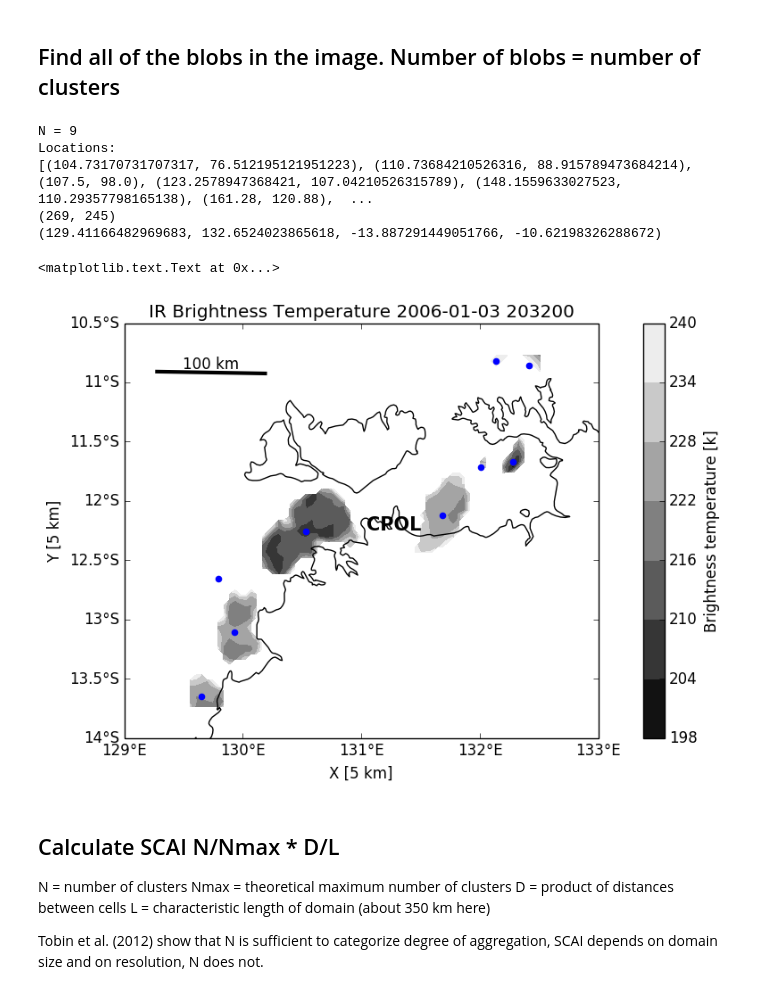
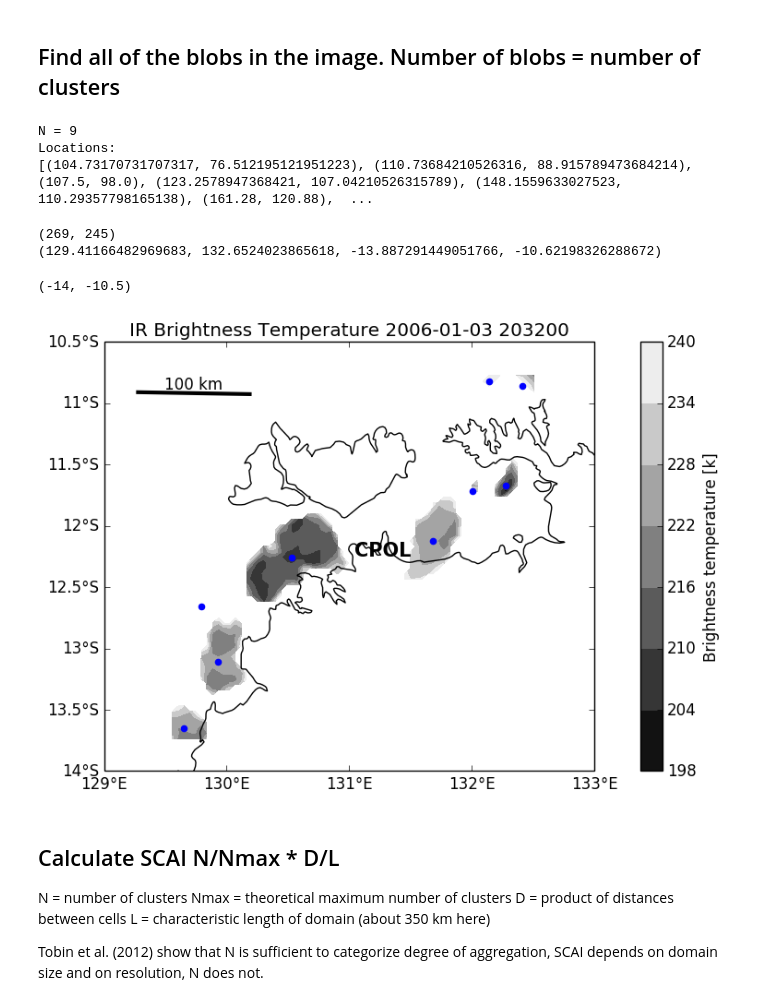
Before and after one commit to rcjackson/cmdv-rrm-anl, a Jupyter notebook: notebooks/Tobin aggregation index.ipynb, the cells around one changed output. Drawn from its saved outputs; the diff is of its cells as text; code cells hidden in the pictures.

Commit message:
ENH: Remove subplot in aggregation notebook that was not being displayed anyways.

```diff
--- a/notebooks/Tobin aggregation index.ipynb
+++ b/notebooks/Tobin aggregation index.ipynb
@@ -277,16 +277,6 @@ print(List)
 
 # Plot the blobs
 figure = plt.figure(figsize=(13,6))
-plt.subplot(211)
-plt.imshow(blobs_labels, cmap='spectral')
-plt.title('Blob labels')
-plt.axis('off')
-plt.xlim((100, 200))
-plt.ylim((50, 150))
-plt.xlabel('X [5 km]')
-plt.ylabel('Y [5 km]')
-
-plt.subplot(212)
 plt.rcParams.update({'font.size': 12})
 ax = plt.axes(projection=ccrs.PlateCarree())
 ax.coastlines(resolution='10m')
@@ -295,39 +285,37 @@ handle = plt.contourf(lon_gridded, lat_gridded,
                       data_masked, cmap=plt.get_cmap('gray'))
 ax.set_xticks([129, 130, 131, 132, 133], crs=ccrs.PlateCarree())
 ax.set_yticks([-14, -13.5, -13, -12.5, -12,
                -11.5, -11,-10.5,], crs=ccrs.PlateCarree())
 lon_formatter = LongitudeFormatter(zero_direction_label=True)
 lat_formatter = LatitudeFormatter()
 ax.xaxis.set_major_formatter(lon_formatter)
 ax.yaxis.set_major_formatter(lat_formatter)
 plt.scatter(lon_points, lat_points, color='b')
 plt.title('IR Brightness Temperature '
           + str(year)
           + '-'
           + str(day_str)
           + '-'
           + str(month_str)
           + ' '
           + seconds_to_midnight_to_string(Time[index]))
 plt.text(cpol_longitude, cpol_latitude,
          'CPOL', fontweight='bold', fontsize=15)
 cbar = plt.colorbar(handle)
 cbar.set_label('Brightness temperature [k]')
 print(ax.get_extent())
 scale_bar(ax, 100, location=(0.1, 0.9),)
 plt.clim([190, 240])
 plt.xlim((129, 133))
 plt.ylim((-14, -10.5))
-plt.xlabel('X [5 km]')
-plt.ylabel('Y [5 km]')
 # %% [output]
 N = 9
 Locations:
 [(104.73170731707317, 76.512195121951223), (110.73684210526316, 88.915789473684214), (107.5, 98.0), (123.2578947368421, 107.04210526315789), (148.1559633027523, 110.29357798165138), (161.28, 120.88),  ...
-(269, 245)
-(129.41166482969683, 132.6524023865618, -13.887291449051766, -10.62198326288672)
-<matplotlib.text.Text at 0x...>
+(269, 245)
+(129.41166482969683, 132.6524023865618, -13.887291449051766, -10.62198326288672)
+(-14, -10.5)
-[figure, old version]
+[figure, new version]
 # %% [markdown]
 ## Calculate SCAI N/Nmax * D/L
 
```
